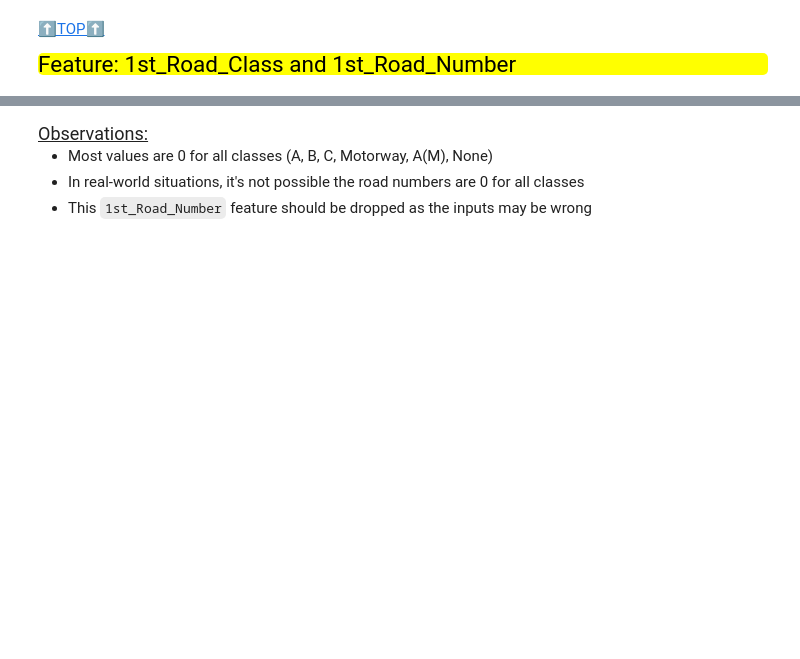
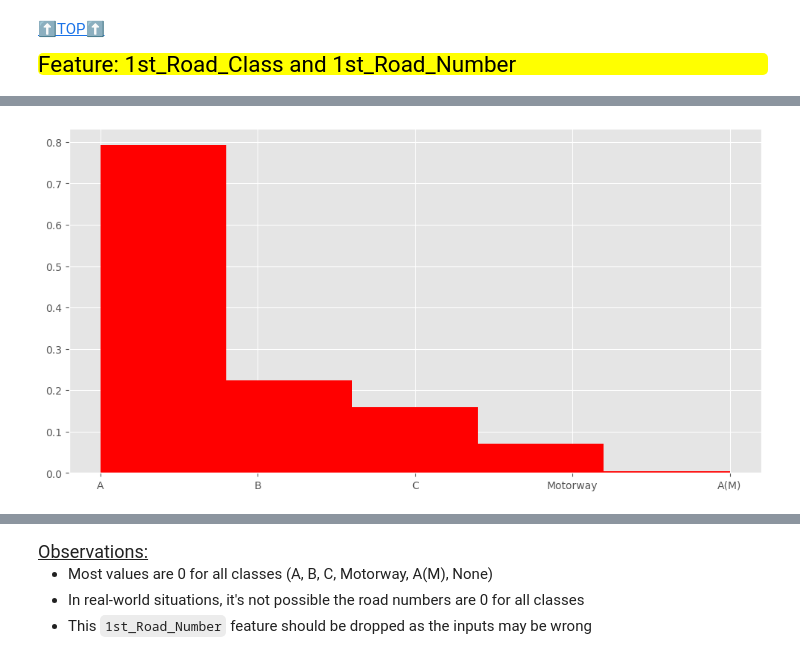
Before and after one commit to kmedri/-Omdena_Predicting_RTC_Severity_main, a Jupyter notebook: Group_1_Predicting_RTC_Severity/Ibrahim/EDA-2-2.ipynb, the cells around one changed output, grey strips where cells are left out. Cells and saved outputs as stored; diff of their text form; code cells hidden in the pictures; blank space fills up the shorter version.

```diff
--- a/Group_1_Predicting_RTC_Severity/Ibrahim/EDA-2-2.ipynb
+++ b/Group_1_Predicting_RTC_Severity/Ibrahim/EDA-2-2.ipynb
@@ -135,0 +186,10 @@ plt.tight_layout()
+# %%
+fig = plt.figure()
+ax = fig.add_subplot(111)
+
+df_accident["1st_Road_Class"].hist(bins=5, ax=ax, density=True, color='red')
+# df_lgbm["1st_Road_Class"].hist(bins=5, ax=ax, density=True, color='blue', alpha=0.8)
+
+plt.show()
+# %% [output]
+[figure, added]
```
Also changed, not shown: parts of 14 cells of this notebook, 4 other files.
